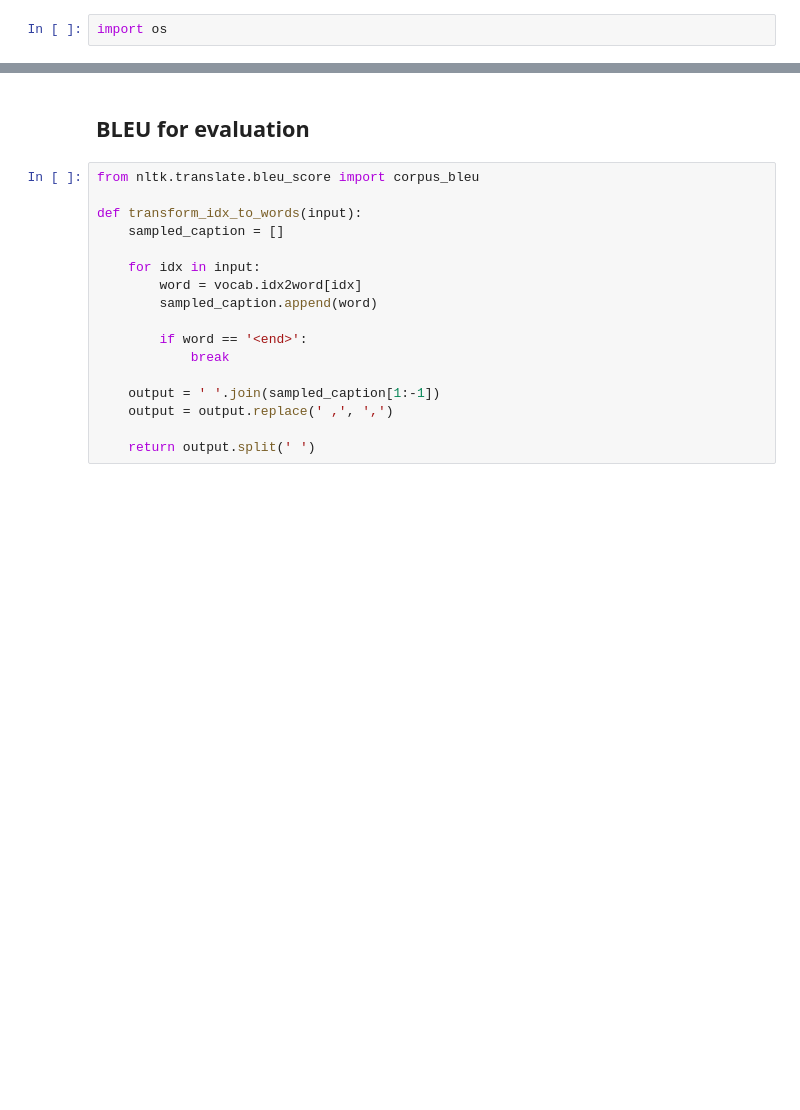
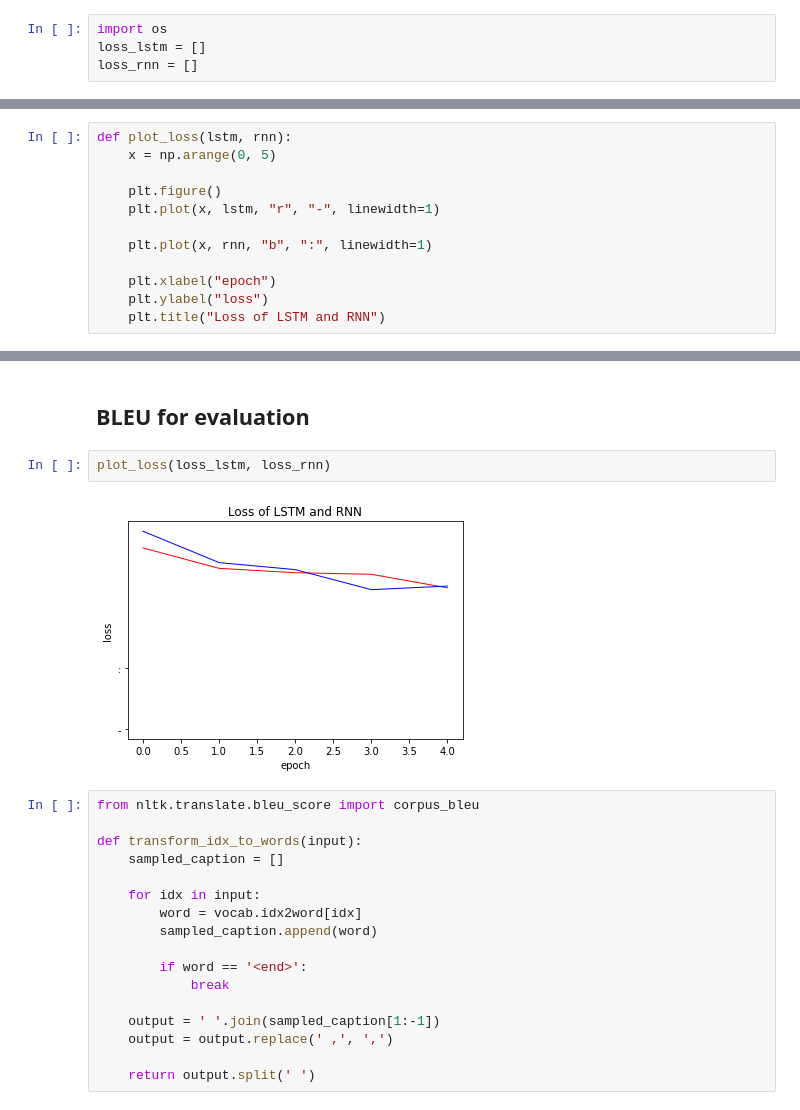
Before and after one commit to HurleyWong/NNs, a Jupyter notebook: Image_Caption_Generation.ipynb, the cells around one changed output, grey strips where cells are left out. Cells and saved outputs as stored; diff of their text form; blank space fills up the shorter version.

```diff
--- a/Image_Caption_Generation.ipynb
+++ b/Image_Caption_Generation.ipynb
@@ -473,6 +441,8 @@ Downloading: "https://download.pytorch.org/models/resnet152-b121ed2d.pth" to /ro
 The loop to train the model. Feel free to put this in a function if you prefer.
 # %%
 import os
+loss_lstm = []
+loss_rnn = []
 # %%
 encoder.train()
 decoder.train()
@@ -542,0 +531,12 @@ Finished
+# %%
+def plot_loss(lstm, rnn):
+    x = np.arange(0, 5)
+
+    plt.figure()
+    plt.plot(x, lstm, "r", "-", linewidth=1)
+
+    plt.plot(x, rnn, "b", ":", linewidth=1)
+
+    plt.xlabel("epoch")
+    plt.ylabel("loss")
+    plt.title("Loss of LSTM and RNN")
@@ -582,6 +584,10 @@ Loading checkpoint and initializing encoder and decoder
 epoch_checkpoint = ['0', '1', '2', '3', '4', '5']
 # %% [markdown]
 ## BLEU for evaluation
+# %%
+plot_loss(loss_lstm, loss_rnn)
+# %% [output]
+[figure, added]
 # %%
 from nltk.translate.bleu_score import corpus_bleu
 
```
Also changed, not shown: parts of 29 cells of this notebook.
